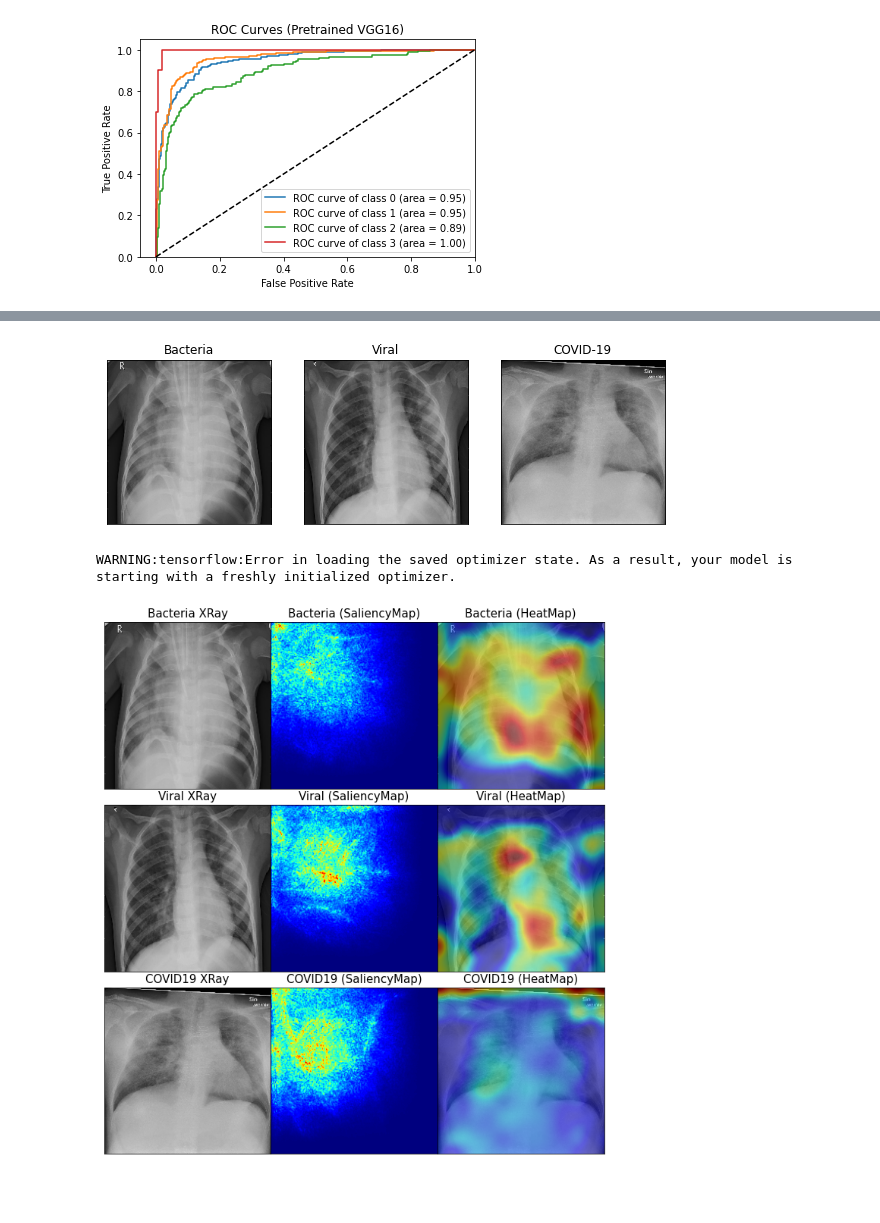
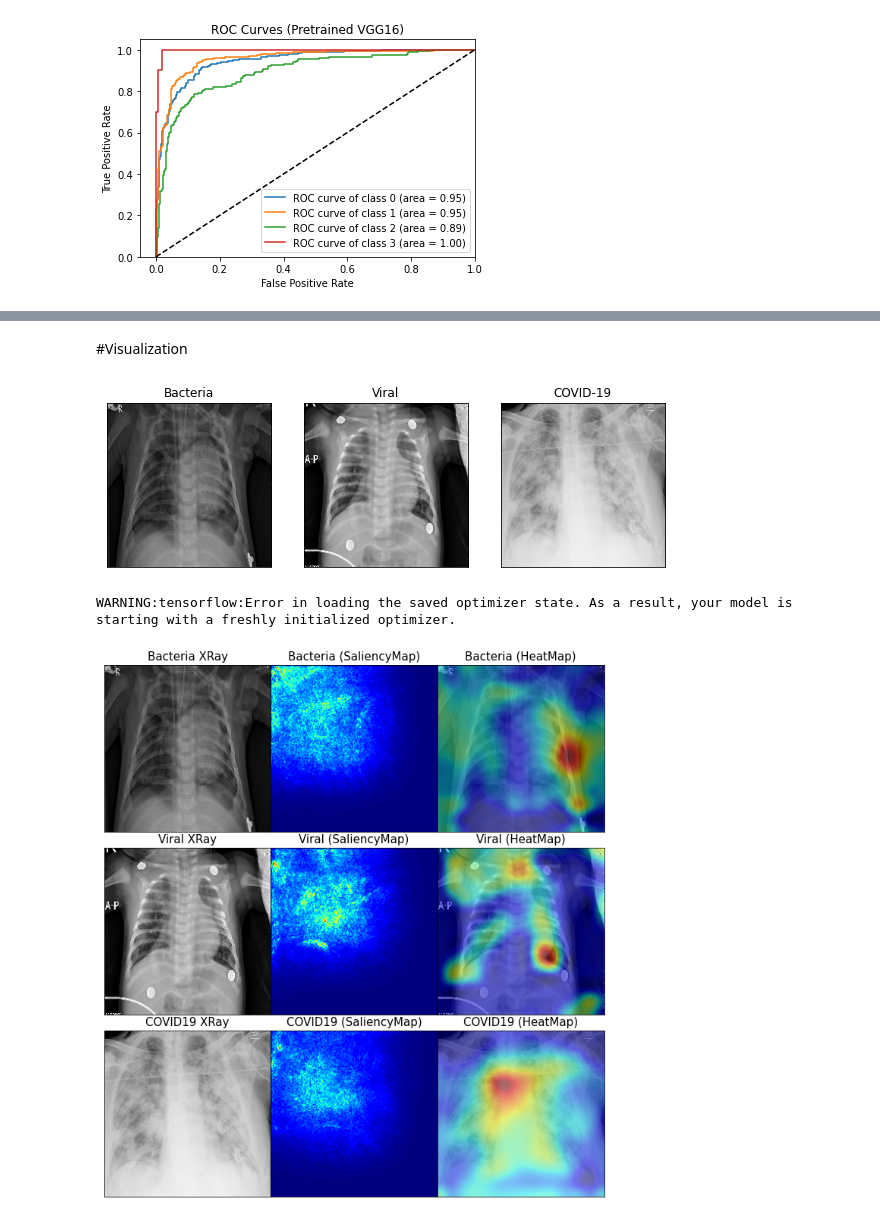
Before and after one commit to zeeshannisar/COVID-19, a Jupyter notebook: Vgg16-Transfer Learning-COVID19.ipynb, the cells around one changed output, grey strips where cells are left out. Saved outputs shown, nothing was run; the diff lists cells and outputs as text; code cells hidden in the pictures; blank space fills up the shorter version.

```diff
--- a/Vgg16-Transfer Learning-COVID19.ipynb
+++ b/Vgg16-Transfer Learning-COVID19.ipynb
@@ -349,25 +338,27 @@ Successfully installed tf-keras-vis-0.2.1
+# %% [markdown]
+#Visualization
 # %%
 dataDir = './datasets/dataset 01/data/test'
 
-bacteriaImg = tf.keras.preprocessing.image.img_to_array(tf.keras.preprocessing.image.load_img(dataDir + '/1:Bacteria/person83_bacteria_410.jpeg',
+bacteriaImg = tf.keras.preprocessing.image.img_to_array(tf.keras.preprocessing.image.load_img(dataDir + '/1:Bacteria/person100_bacteria_477.jpeg',
                                                                                           target_size=(224, 224)), dtype=np.float32)
 bacteriaImg = np.expand_dims((bacteriaImg/255.0), axis=0)
 
-viralImg = tf.keras.preprocessing.image.img_to_array(tf.keras.preprocessing.image.load_img(dataDir + '/2:Viral/person3_virus_15.jpeg',
+viralImg = tf.keras.preprocessing.image.img_to_array(tf.keras.preprocessing.image.load_img(dataDir + '/2:Viral/person1610_virus_2793.jpeg',
                                                                                           target_size=(224, 224)), dtype=np.float32)
 viralImg = np.expand_dims((viralImg/255.0), axis=0)
 
-covidImg = tf.keras.preprocessing.image.img_to_array(tf.keras.preprocessing.image.load_img(dataDir + '/3:COVID19/covid-19-pneumonia-15-PA.jpg',
+covidImg = tf.keras.preprocessing.image.img_to_array(tf.keras.preprocessing.image.load_img(dataDir + '/3:COVID19/6C94A287-C059-46A0-8600-AFB95F4727B7.jpeg',
                                                                                           target_size=(224, 224)), dtype=np.float32)
 covidImg = np.expand_dims((covidImg/255.0), axis=0)
 
 images = np.concatenate([bacteriaImg, viralImg, covidImg])
 
 titles = ['Bacteria', 'Viral', 'COVID-19']
 fig, ax = plt.subplots(nrows=1, ncols=3, figsize=(10, 5), subplot_kw={'xticks': [], 'yticks': []})
 for i in range(images.shape[0]):
     ax[i].imshow(images[i, :, :, :])
     ax[i].set_title(titles[i])
 # %% [output]
-[figure, old version]
+[figure, new version]
 # %%
@@ -449,4 +436,4 @@ fig.savefig('./ReadMe Images/VGG16-visualization.png', bbox_inches = "tight")
 plt.show()
 plt.close()
 # %% [output]
-[figure, old version]
+[figure, new version]
```
Also changed, not shown: parts of 4 cells of this notebook, 1 other file.
